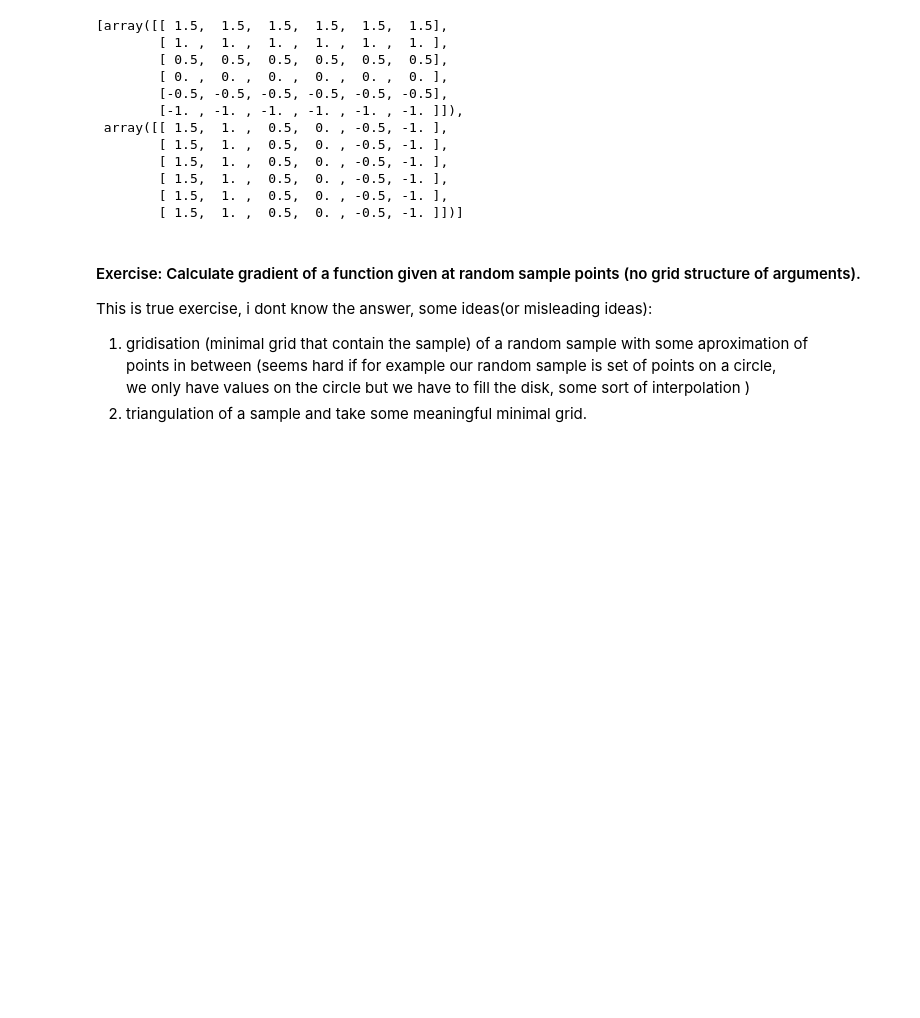
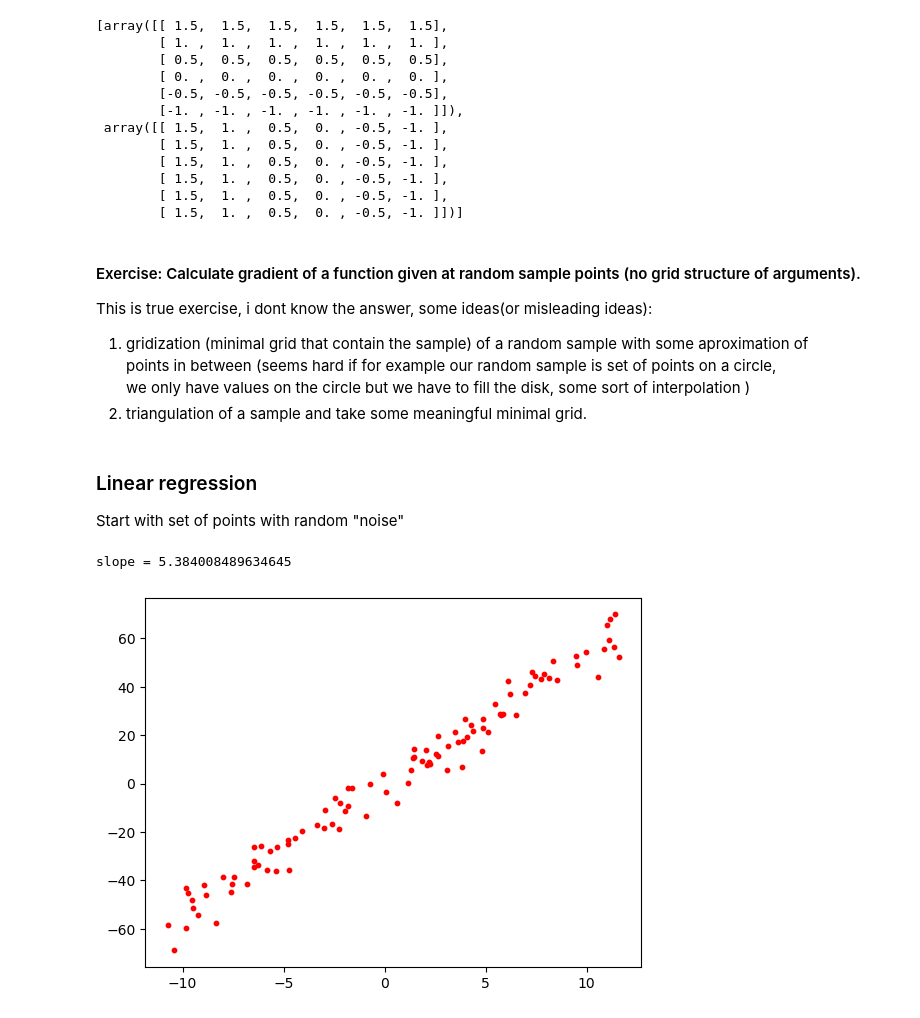
Before and after one commit to Polatucha16/collective_dynamics_lab, a Jupyter notebook: 06 gradients and linear regression.ipynb, the cells around one changed output. Drawn from its saved outputs; the diff is of its cells as text; code cells hidden in the pictures; blank space fills up the shorter version.

```diff
--- a/06 gradients and networkX.ipynb
+++ b/06 gradients and linear regression.ipynb
@@ -119,7 +121,40 @@ poly1_num_grad
 # %% [markdown]
 #### Exercise: Calculate gradient of a function given at random sample points (no grid structure of arguments).
 This is true exercise, i dont know the answer, some ideas(or misleading ideas):
-1) gridisation (minimal grid that contain the sample) of a random sample with some aproximation of\
+1) gridization (minimal grid that contain the sample) of a random sample with some aproximation of\
     points in between (seems hard if for example our random sample is set of points on a circle,\
     we only have values on the circle but we have to fill the disk, some sort of interpolation )
 2) triangulation of a sample and take some meaningful minimal grid.
+# %% [markdown]
+### Linear regression
+Start with set of points with random "noise"
+# %%
+import numpy as np
+rng = np.random.default_rng(12345)
+
+import matplotlib.pyplot as plt
+
+# # basic definitions and constant setup
+def line(a,x):
+    return a*x
+
+num = 100
+standard_deviation = 5
+min_slope, max_slope = -10, 10
+lbound, rbound = -11, 12
+# %%
+# # data generation
+slope = min_slope + (max_slope - min_slope) * rng.random() # random slope
+x = lbound + (rbound - lbound) * rng.random(num)           # random first coordinate
+noise = standard_deviation * rng.standard_normal(num)      # the noise
+
+# # putting *line with *noise together
+arr = np.stack((x, noise), axis=0).T
+pts = np.apply_along_axis(lambda pt : np.array([pt[0], line(slope, pt[0]) + pt[1]]), axis=1, arr=arr)
+# %%
+print(f'slope = {slope}')
+plt.scatter(*pts.T, s=10, c='red')
+plt.show()
+# %% [output]
+slope = 5.384008489634645
+[figure, added]
```
Also changed, not shown: parts of 16 cells of this notebook.
